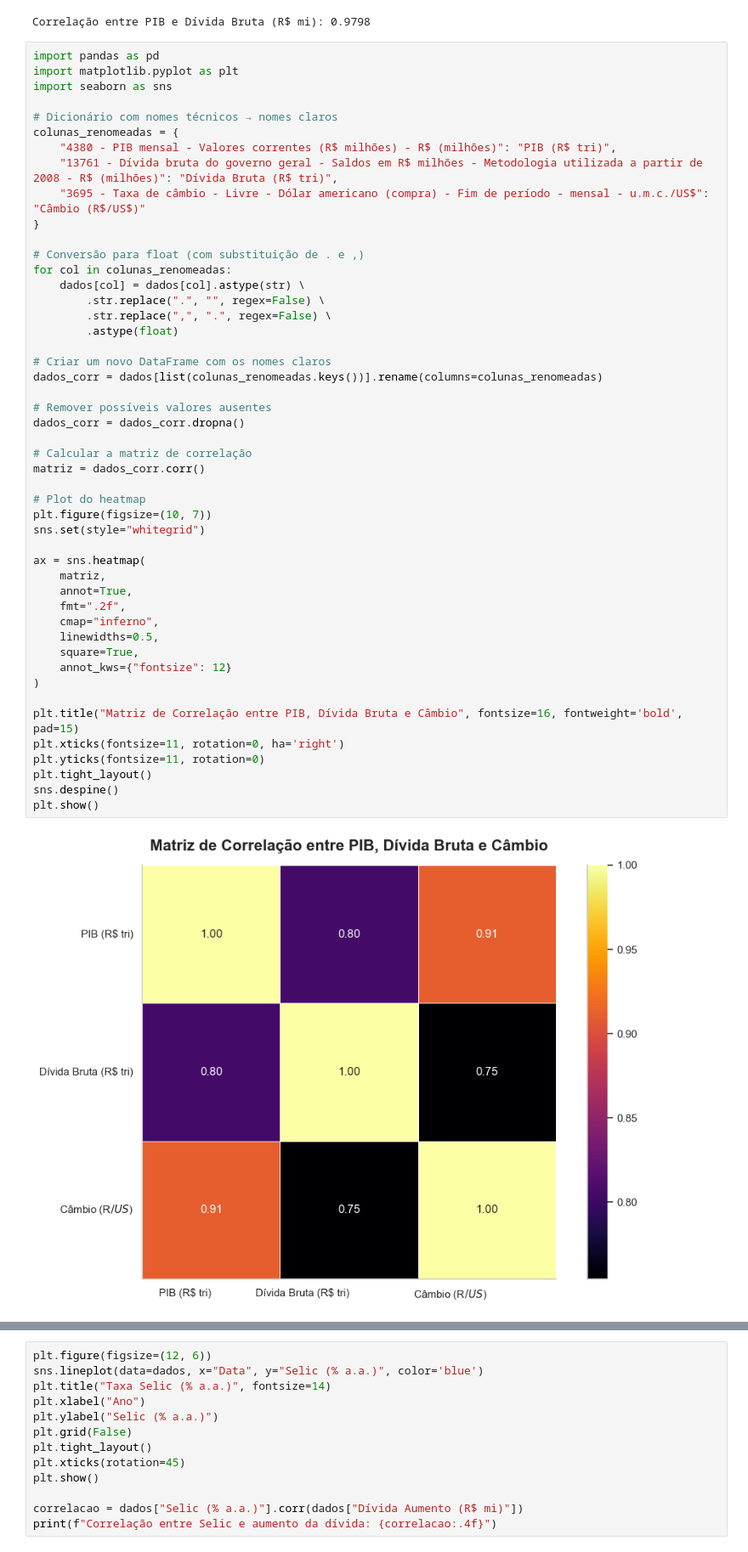
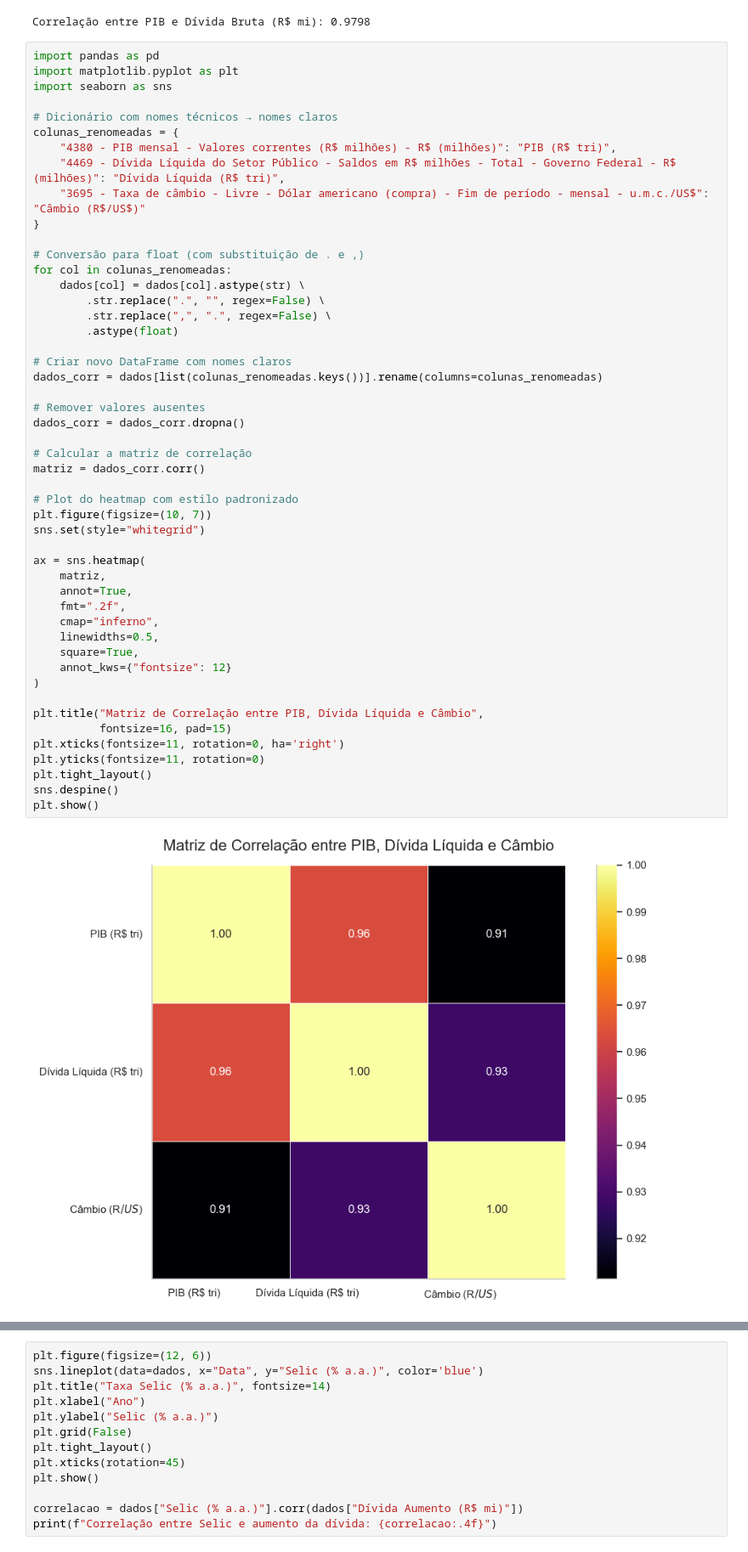
Before and after one commit to rodrigogrinfeld1/Projeto-DEV---Grupo-1, a Jupyter notebook: Código.ipynb, the cells around one changed output, grey strips where cells are left out. Shown at 85% size. Drawn from its saved outputs; the diff is of its cells as text.

```diff
--- a/Código.ipynb
+++ b/Código.ipynb
@@ -448,7 +448,7 @@ import seaborn as sns
 # Dicionário com nomes técnicos → nomes claros
 colunas_renomeadas = {
     "4380 - PIB mensal - Valores correntes (R$ milhões) - R$ (milhões)": "PIB (R$ tri)",
-    "13761 - Dívida bruta do governo geral - Saldos em R$ milhões - Metodologia utilizada a partir de 2008 - R$ (milhões)": "Dívida Bruta (R$ tri)",
+    "4469 - Dívida Líquida do Setor Público - Saldos em R$ milhões - Total - Governo Federal - R$ (milhões)": "Dívida Líquida (R$ tri)",
     "3695 - Taxa de câmbio - Livre - Dólar americano (compra) - Fim de período - mensal - u.m.c./US$": "Câmbio (R$/US$)"
 }
 
@@ -458,35 +458,36 @@ for col in colunas_renomeadas:
         .str.replace(".", "", regex=False) \
         .str.replace(",", ".", regex=False) \
         .astype(float)
 
-# Criar um novo DataFrame com os nomes claros
+# Criar novo DataFrame com nomes claros
 dados_corr = dados[list(colunas_renomeadas.keys())].rename(columns=colunas_renomeadas)
 
-# Remover possíveis valores ausentes
+# Remover valores ausentes
 dados_corr = dados_corr.dropna()
 
 # Calcular a matriz de correlação
 matriz = dados_corr.corr()
 
-# Plot do heatmap
+# Plot do heatmap com estilo padronizado
 plt.figure(figsize=(10, 7))
 sns.set(style="whitegrid")
 
 ax = sns.heatmap(
     matriz,
     annot=True,
     fmt=".2f",
     cmap="inferno",
     linewidths=0.5,
     square=True,
     annot_kws={"fontsize": 12}
 )
 
-plt.title("Matriz de Correlação entre PIB, Dívida Bruta e Câmbio", fontsize=16, fontweight='bold', pad=15)
+plt.title("Matriz de Correlação entre PIB, Dívida Líquida e Câmbio",
+          fontsize=16, pad=15)
 plt.xticks(fontsize=11, rotation=0, ha='right')
 plt.yticks(fontsize=11, rotation=0)
 plt.tight_layout()
 sns.despine()
 plt.show()
 # %% [output]
-[figure, old version]
+[figure, new version]
```
Also changed, not shown: parts of 7 cells of this notebook, 1 other file.
